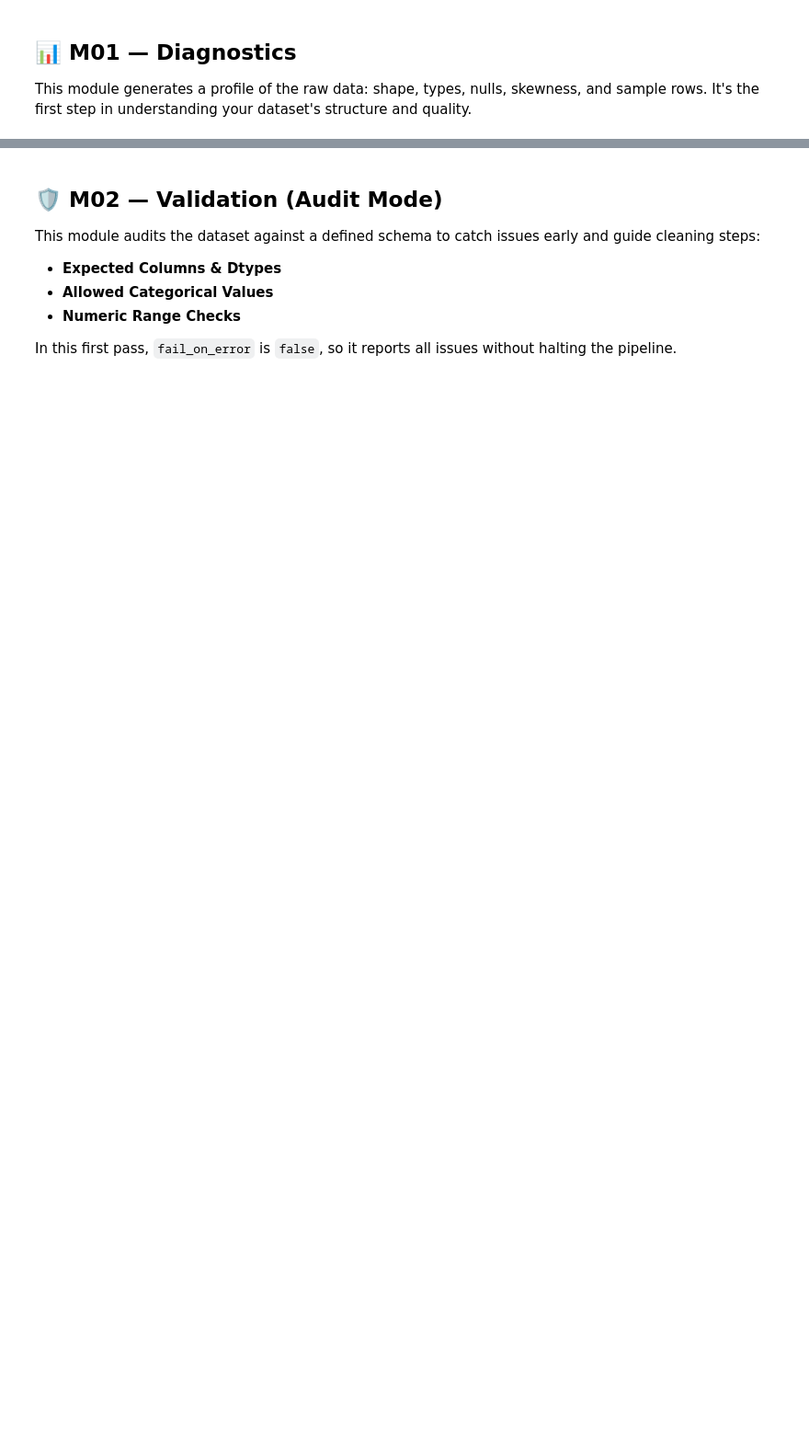
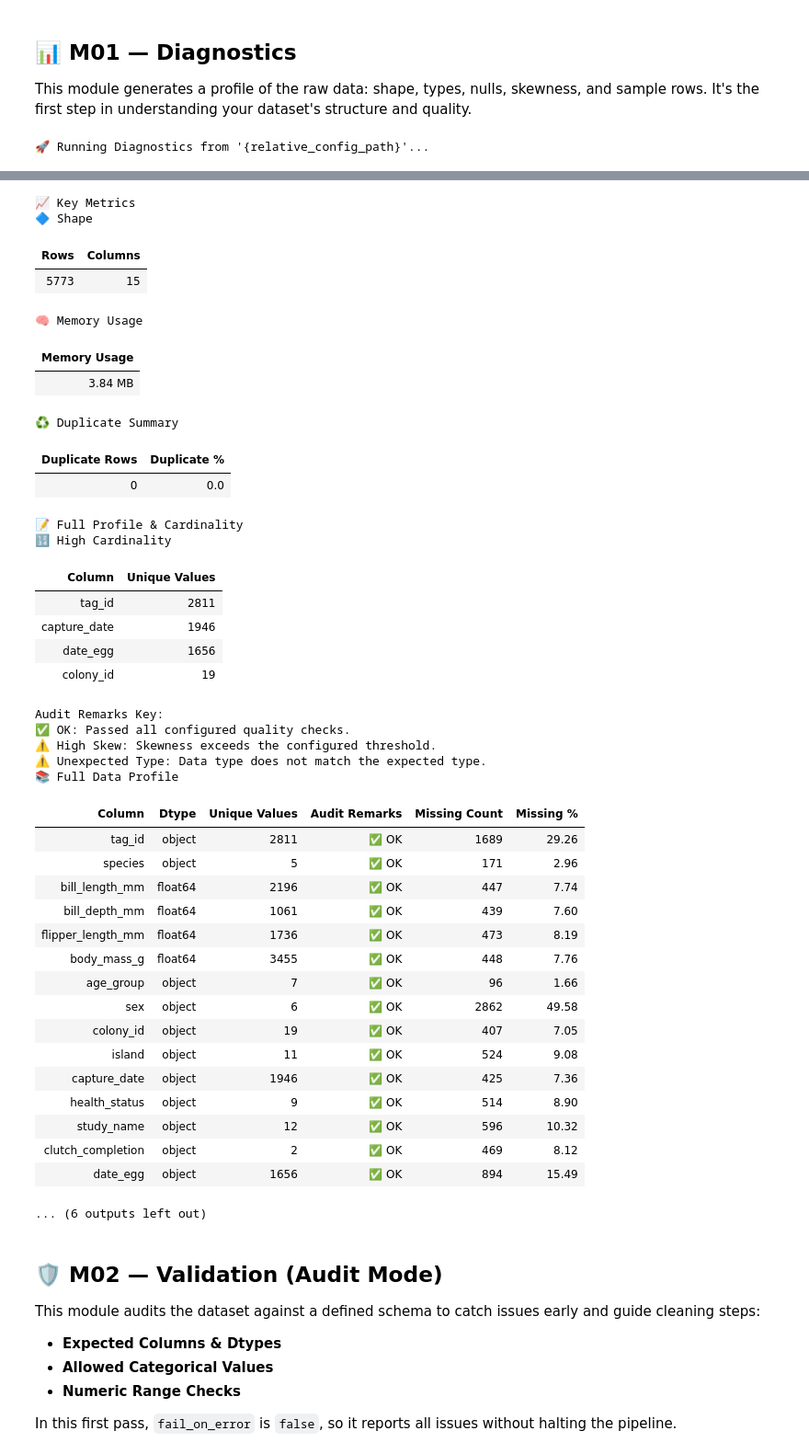
Before and after one commit to G-Schumacher44/analyst_toolkit_deployment_utility, a Jupyter notebook: src/analyst_toolkit_deploy/templates/toolkit_template.ipynb, the cells around one changed output, grey strips where cells are left out. Shown at 92% size. Saved outputs shown, nothing was run; the diff lists cells and outputs as text; code cells hidden in the pictures; blank space fills up the shorter version.

```diff
--- a/src/analyst_toolkit_deploy/templates/toolkit_template.ipynb
+++ b/src/analyst_toolkit_deploy/templates/toolkit_template.ipynb
@@ -61,9 +64,10 @@ print(f"🔧 Config loaded | Run ID: {run_id} | Notebook Mode: {notebook_mode}")
 # 📥 2. Load Raw Data
 
 # Load input path from the master config
-input_path = master_config.get("pipeline_entry_path")
-if not input_path:
+relative_input_path = master_config.get("pipeline_entry_path")
+if not relative_input_path:
     raise ValueError("❌ 'pipeline_entry_path' not found in master config.")
 
-print(f"📂 Loading data from: {input_path}")
-df_raw = load_csv(input_path)
+# Since the working directory is the project root, we can use the relative path directly.
+print(f"📂 Loading data from: {relative_input_path}")
+df_raw = load_csv(relative_input_path)
@@ -80,13 +86,16 @@ if not module_settings.get("run", False):
     print("⏩ Skipping Diagnostics module as per master config.")
 else:
     # Load module-specific config
-    diag_config_path = module_settings.get("config_path", "config/diag_config_template.yaml")
-    diag_config = load_config(diag_config_path)
+    relative_config_path = module_settings.get("config_path", "config/diag_config_template.yaml")
+    # The path is now relative to the project root"
+    diag_config = load_config(relative_config_path)
+    print("🚀 Running Diagnostics from '{relative_config_path}'...")
 
-    print(f"🚀 Running Diagnostics from '{diag_config_path}'...")
     df_profiled = run_diag_pipeline(
         config=diag_config,
         df=df_raw,
         notebook=notebook_mode,
         run_id=run_id
     )
+# %% [output]
+🚀 Running Diagnostics from '{relative_config_path}'...
@@ -93,3 +103,42 @@ else:
+📈 Key Metrics
+🔷 Shape
+| Rows | Columns |
+| 5773 | 15 |
+🧠 Memory Usage
+| Memory Usage |
+| 3.84 MB |
+♻️ Duplicate Summary
+| Duplicate Rows | Duplicate % |
+| 0 | 0.0 |
+📝 Full Profile & Cardinality
+🔢 High Cardinality
+| Column | Unique Values |
+| tag_id | 2811 |
+| capture_date | 1946 |
+| date_egg | 1656 |
+| colony_id | 19 |
+Audit Remarks Key:
+✅ OK: Passed all configured quality checks.
+⚠️ High Skew: Skewness exceeds the configured threshold.
+⚠️ Unexpected Type: Data type does not match the expected type.
+📚 Full Data Profile
+| Column | Dtype | Unique Values | Audit Remarks | Missing Count | Missing % |
+| tag_id | object | 2811 | ✅ OK | 1689 | 29.26 |
+| species | object | 5 | ✅ OK | 171 | 2.96 |
+| bill_length_mm | float64 | 2196 | ✅ OK | 447 | 7.74 |
+| bill_depth_mm | float64 | 1061 | ✅ OK | 439 | 7.60 |
+| flipper_length_mm | float64 | 1736 | ✅ OK | 473 | 8.19 |
+| body_mass_g | float64 | 3455 | ✅ OK | 448 | 7.76 |
+| age_group | object | 7 | ✅ OK | 96 | 1.66 |
+| sex | object | 6 | ✅ OK | 2862 | 49.58 |
+| colony_id | object | 19 | ✅ OK | 407 | 7.05 |
+| island | object | 11 | ✅ OK | 524 | 9.08 |
+| capture_date | object | 1946 | ✅ OK | 425 | 7.36 |
+| health_status | object | 9 | ✅ OK | 514 | 8.90 |
+| study_name | object | 12 | ✅ OK | 596 | 10.32 |
+| clutch_completion | object | 2 | ✅ OK | 469 | 8.12 |
+| date_egg | object | 1656 | ✅ OK | 894 | 15.49 |
+... (6 outputs left out)
 # %% [markdown]
 ## 🛡️ M02 — Validation (Audit Mode)
 
```
Also changed, not shown: parts of 13 cells of this notebook, 7 other files.
